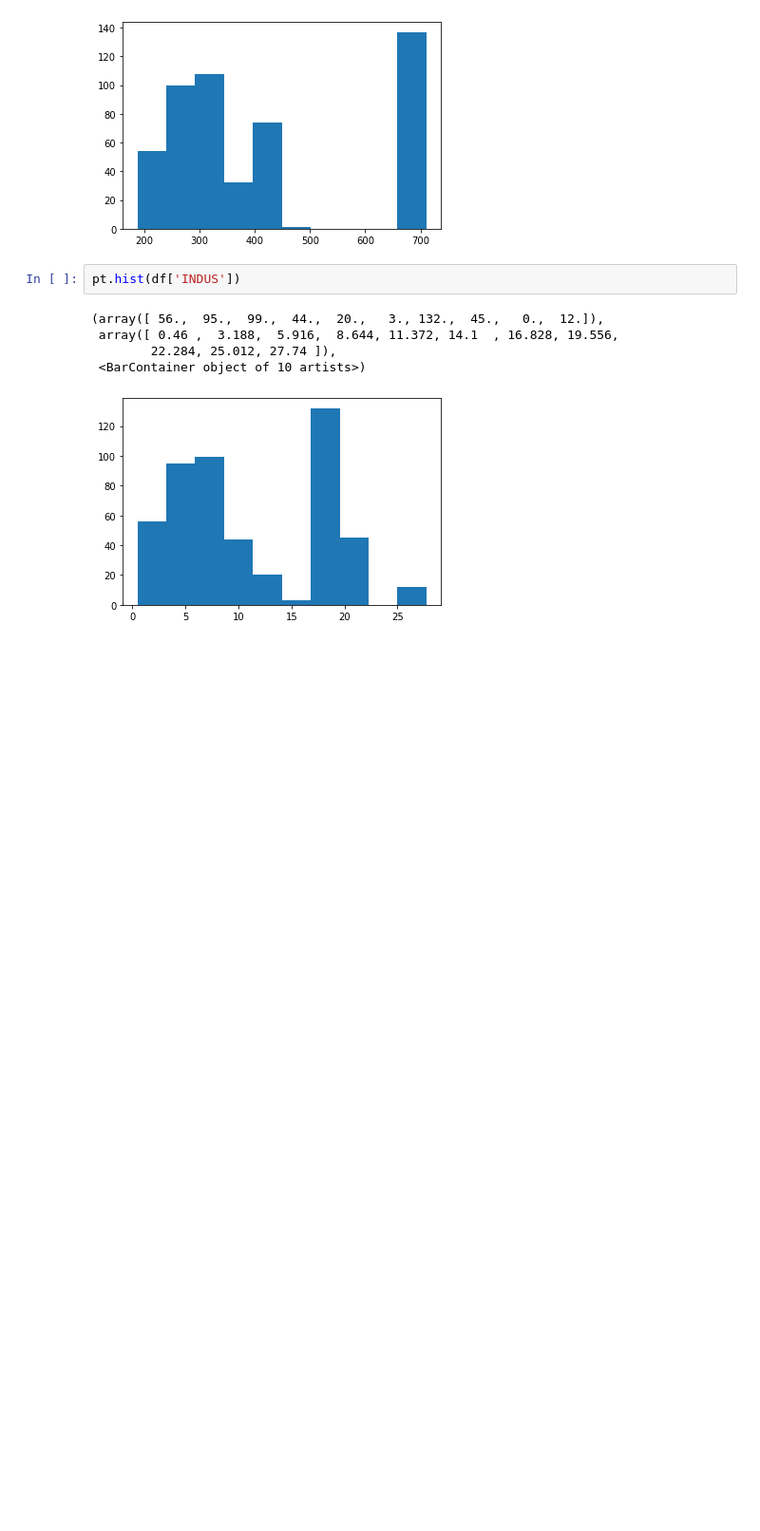
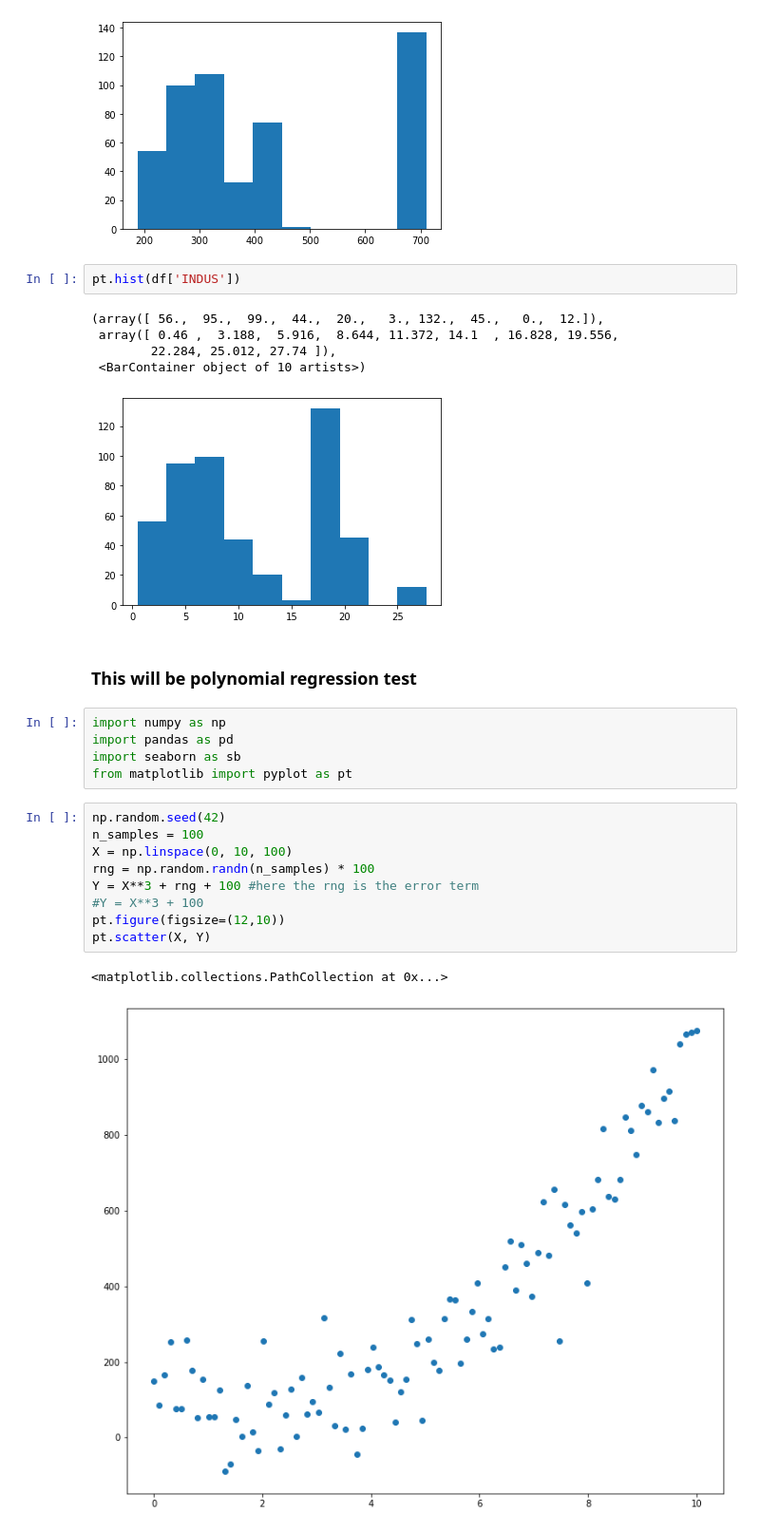
Before and after one commit to mashnun/Regression, a Jupyter notebook: Multiple Regression.ipynb, the cells around one changed output. Shown at 95% size. Saved outputs shown, nothing was run; the diff lists cells and outputs as text; blank space fills up the shorter version.

```diff
--- a/Multiple Regression.ipynb
+++ b/Multiple Regression.ipynb
@@ -282,3 +282,22 @@ pt.hist(df['INDUS'])
         22.284, 25.012, 27.74 ]),
  <BarContainer object of 10 artists>)
 [figure]
+# %% [markdown]
+### This will be polynomial regression test
+# %%
+import numpy as np
+import pandas as pd
+import seaborn as sb
+from matplotlib import pyplot as pt
+# %%
+np.random.seed(42)
+n_samples = 100
+X = np.linspace(0, 10, 100)
+rng = np.random.randn(n_samples) * 100
+Y = X**3 + rng + 100 #here the rng is the error term
+#Y = X**3 + 100
+pt.figure(figsize=(12,10))
+pt.scatter(X, Y)
+# %% [output]
+<matplotlib.collections.PathCollection at 0x...>
+[figure, added]
```
Also changed, not shown: parts of 5 cells of this notebook.
